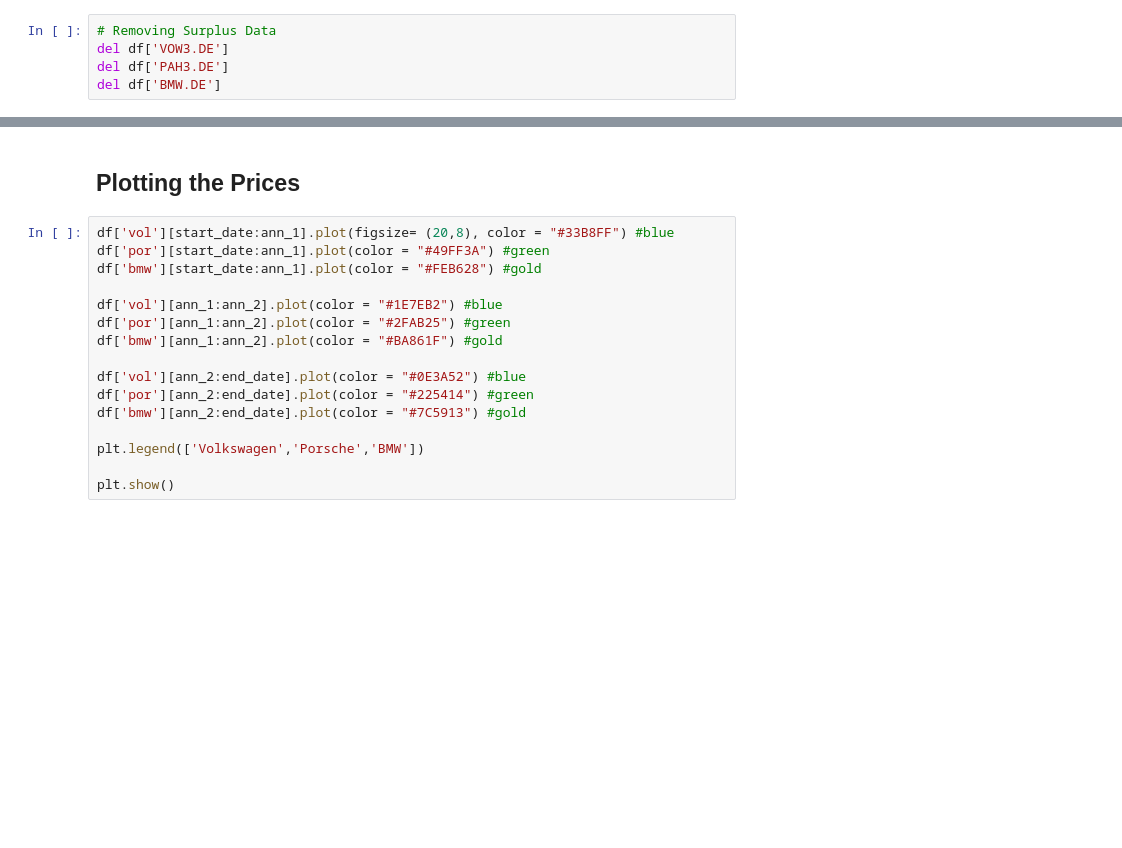
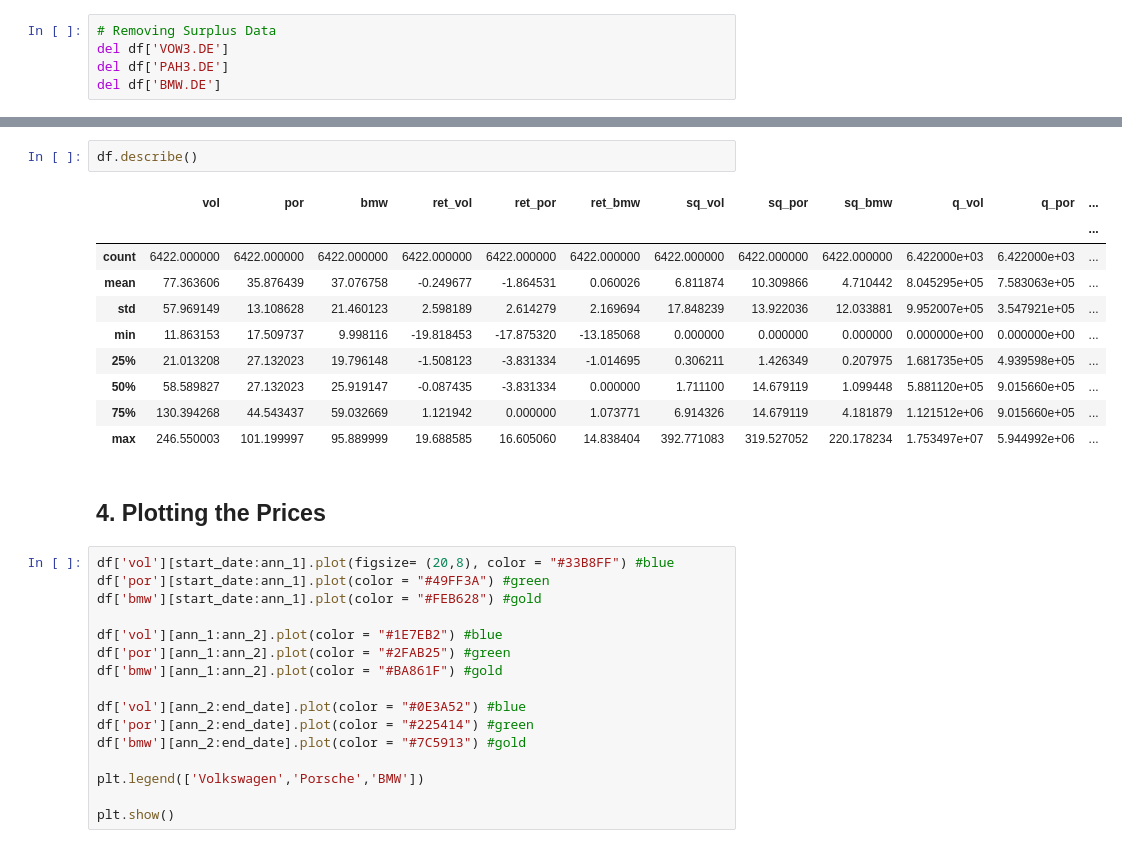
Before and after one commit to eozhisarcikli/analysis-of-vw-buyout-of-porsche, a Jupyter notebook: Data Pre-Processing & Modelling.ipynb, the cells around one changed output, grey strips where cells are left out. Drawn from its saved outputs; the diff is of its cells as text; blank space fills up the shorter version.

```diff
--- a/Data Pre-Processing & Modelling.ipynb
+++ b/Data Pre-Processing & Modelling.ipynb
@@ -81,5 +184,18 @@ del df['BMW.DE']
+# %%
+df.describe()
+# %% [output]
+|  | vol | por | bmw | ret_vol | ret_por | ret_bmw | sq_vol | sq_por | sq_bmw | q_vol | q_por | ... |
+|  |  |  |  |  |  |  |  |  |  |  |  | ... |
+| count | 6422.000000 | 6422.000000 | 6422.000000 | 6422.000000 | 6422.000000 | 6422.000000 | 6422.000000 | 6422.000000 | 6422.000000 | 6.422000e+03 | 6.422000e+03 | ... |
+| mean | 77.363606 | 35.876439 | 37.076758 | -0.249677 | -1.864531 | 0.060026 | 6.811874 | 10.309866 | 4.710442 | 8.045295e+05 | 7.583063e+05 | ... |
+| std | 57.969149 | 13.108628 | 21.460123 | 2.598189 | 2.614279 | 2.169694 | 17.848239 | 13.922036 | 12.033881 | 9.952007e+05 | 3.547921e+05 | ... |
+| min | 11.863153 | 17.509737 | 9.998116 | -19.818453 | -17.875320 | -13.185068 | 0.000000 | 0.000000 | 0.000000 | 0.000000e+00 | 0.000000e+00 | ... |
+| 25% | 21.013208 | 27.132023 | 19.796148 | -1.508123 | -3.831334 | -1.014695 | 0.306211 | 1.426349 | 0.207975 | 1.681735e+05 | 4.939598e+05 | ... |
+| 50% | 58.589827 | 27.132023 | 25.919147 | -0.087435 | -3.831334 | 0.000000 | 1.711100 | 14.679119 | 1.099448 | 5.881120e+05 | 9.015660e+05 | ... |
+| 75% | 130.394268 | 44.543437 | 59.032669 | 1.121942 | 0.000000 | 1.073771 | 6.914326 | 14.679119 | 4.181879 | 1.121512e+06 | 9.015660e+05 | ... |
+| max | 246.550003 | 101.199997 | 95.889999 | 19.688585 | 16.605060 | 14.838404 | 392.771083 | 319.527052 | 220.178234 | 1.753497e+07 | 5.944992e+06 | ... |
 # %% [markdown]
-## Plotting the Prices
+## 4. Plotting the Prices
 # %%
 df['vol'][start_date:ann_1].plot(figsize= (20,8), color = "#33B8FF") #blue
 df['por'][start_date:ann_1].plot(color = "#49FF3A") #green
```
Also changed, not shown: parts of 40 cells of this notebook.
